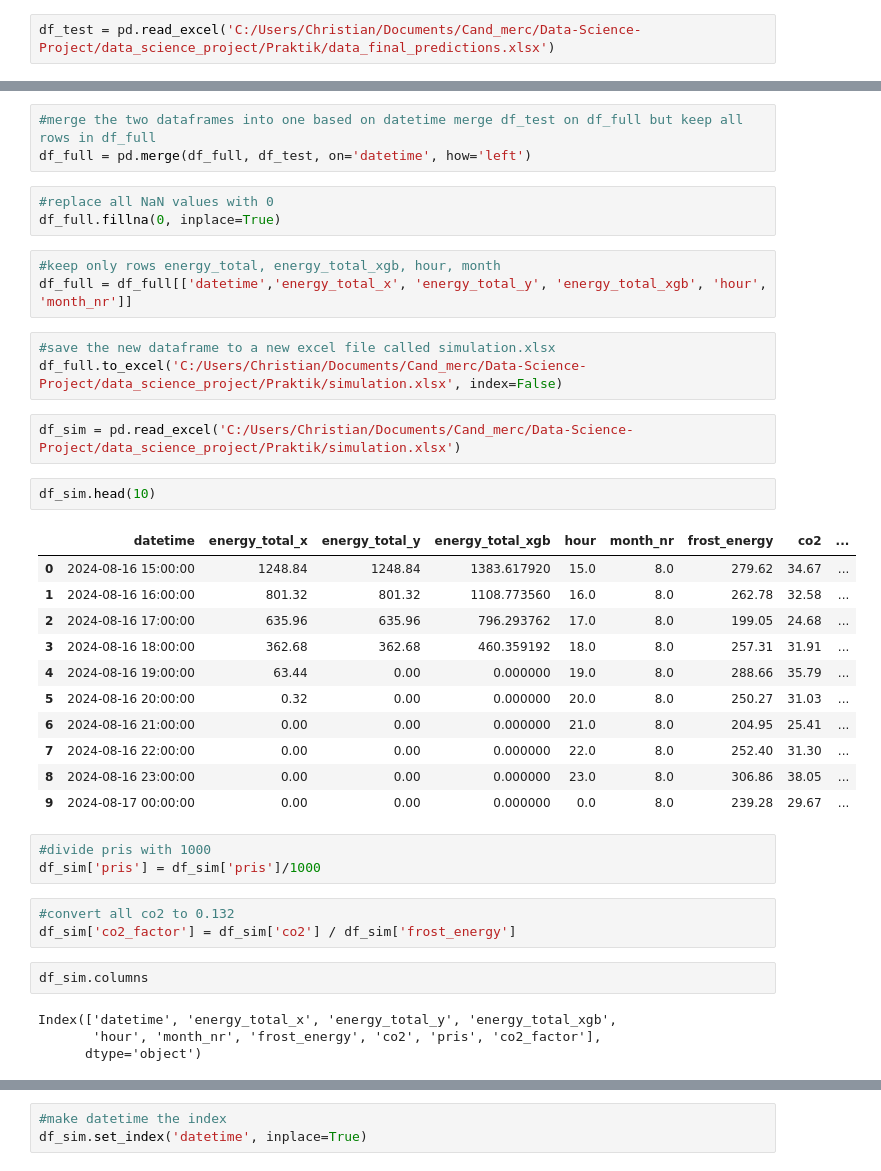
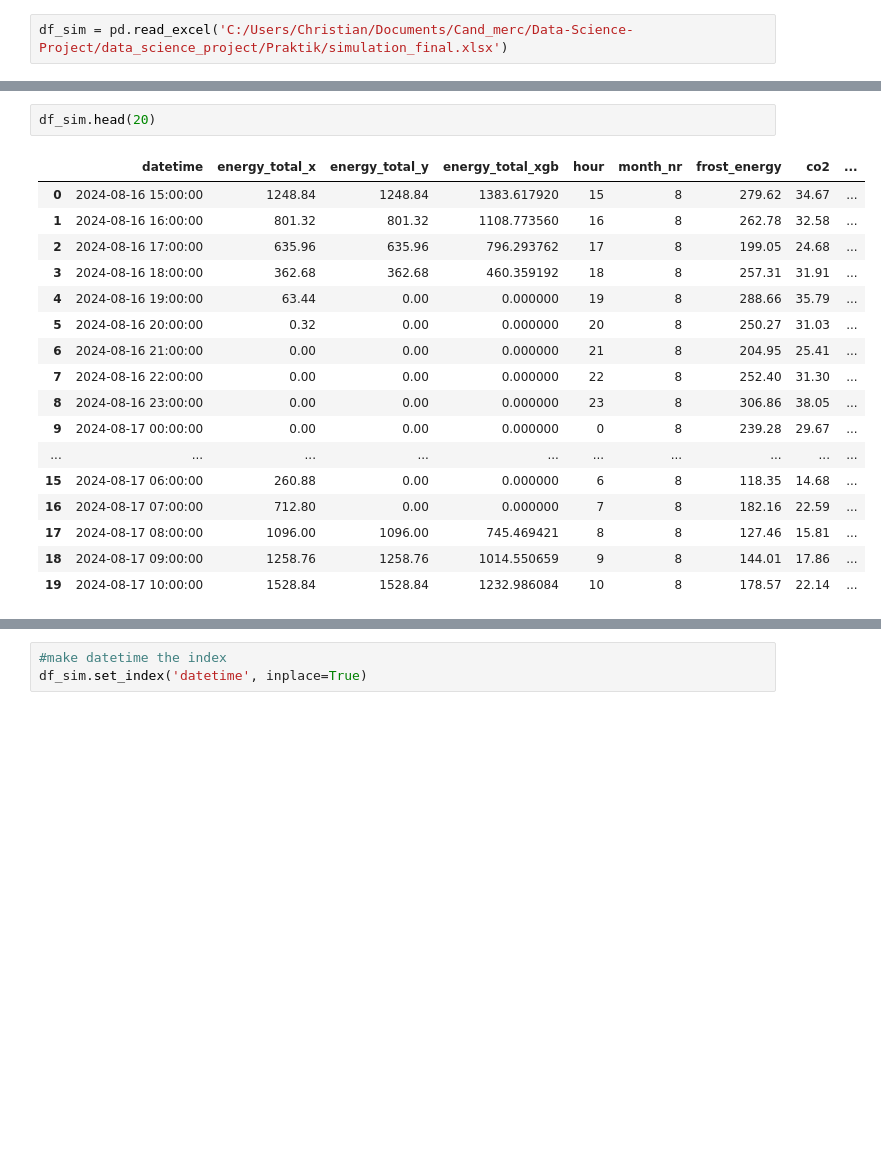
Before and after one commit to hellum55/Data-Science-Project, a Jupyter notebook: data_science_project/Praktik/simulation.ipynb, the cells around one changed output, grey strips where cells are left out. Cells and saved outputs as stored; diff of their text form; blank space fills up the shorter version.

```diff
--- a/data_science_project/Praktik/simulation.ipynb
+++ b/data_science_project/Praktik/simulation.ipynb
@@ -6,2 +14,2 @@ import matplotlib.pyplot as plt
 # %%
-df_test = pd.read_excel('C:/Users/Christian/Documents/Cand_merc/Data-Science-Project/data_science_project/Praktik/data_final_predictions.xlsx')
+df_sim = pd.read_excel('C:/Users/Christian/Documents/Cand_merc/Data-Science-Project/data_science_project/Praktik/simulation_final.xlsx')
@@ -41,40 +16,20 @@ df_full.head()
-# %%
-#merge the two dataframes into one based on datetime merge df_test on df_full but keep all rows in df_full
-df_full = pd.merge(df_full, df_test, on='datetime', how='left')
-# %%
-#replace all NaN values with 0
-df_full.fillna(0, inplace=True)
-# %%
-#keep only rows energy_total, energy_total_xgb, hour, month
-df_full = df_full[['datetime','energy_total_x', 'energy_total_y', 'energy_total_xgb', 'hour', 'month_nr']]
-# %%
-#save the new dataframe to a new excel file called simulation.xlsx
-df_full.to_excel('C:/Users/Christian/Documents/Cand_merc/Data-Science-Project/data_science_project/Praktik/simulation.xlsx', index=False)
-# %%
-df_sim = pd.read_excel('C:/Users/Christian/Documents/Cand_merc/Data-Science-Project/data_science_project/Praktik/simulation.xlsx')
 # %%
-df_sim.head(10)
+df_sim.head(20)
 # %% [output]
 |  | datetime | energy_total_x | energy_total_y | energy_total_xgb | hour | month_nr | frost_energy | co2 | ... |
-| 0 | 2024-08-16 15:00:00 | 1248.84 | 1248.84 | 1383.617920 | 15.0 | 8.0 | 279.62 | 34.67 | ... |
-| 1 | 2024-08-16 16:00:00 | 801.32 | 801.32 | 1108.773560 | 16.0 | 8.0 | 262.78 | 32.58 | ... |
-| 2 | 2024-08-16 17:00:00 | 635.96 | 635.96 | 796.293762 | 17.0 | 8.0 | 199.05 | 24.68 | ... |
-| 3 | 2024-08-16 18:00:00 | 362.68 | 362.68 | 460.359192 | 18.0 | 8.0 | 257.31 | 31.91 | ... |
-| 4 | 2024-08-16 19:00:00 | 63.44 | 0.00 | 0.000000 | 19.0 | 8.0 | 288.66 | 35.79 | ... |
-| 5 | 2024-08-16 20:00:00 | 0.32 | 0.00 | 0.000000 | 20.0 | 8.0 | 250.27 | 31.03 | ... |
-| 6 | 2024-08-16 21:00:00 | 0.00 | 0.00 | 0.000000 | 21.0 | 8.0 | 204.95 | 25.41 | ... |
-| 7 | 2024-08-16 22:00:00 | 0.00 | 0.00 | 0.000000 | 22.0 | 8.0 | 252.40 | 31.30 | ... |
-| 8 | 2024-08-16 23:00:00 | 0.00 | 0.00 | 0.000000 | 23.0 | 8.0 | 306.86 | 38.05 | ... |
-| 9 | 2024-08-17 00:00:00 | 0.00 | 0.00 | 0.000000 | 0.0 | 8.0 | 239.28 | 29.67 | ... |
+| 0 | 2024-08-16 15:00:00 | 1248.84 | 1248.84 | 1383.617920 | 15 | 8 | 279.62 | 34.67 | ... |
+| 1 | 2024-08-16 16:00:00 | 801.32 | 801.32 | 1108.773560 | 16 | 8 | 262.78 | 32.58 | ... |
+| 2 | 2024-08-16 17:00:00 | 635.96 | 635.96 | 796.293762 | 17 | 8 | 199.05 | 24.68 | ... |
+| 3 | 2024-08-16 18:00:00 | 362.68 | 362.68 | 460.359192 | 18 | 8 | 257.31 | 31.91 | ... |
+| 4 | 2024-08-16 19:00:00 | 63.44 | 0.00 | 0.000000 | 19 | 8 | 288.66 | 35.79 | ... |
+| 5 | 2024-08-16 20:00:00 | 0.32 | 0.00 | 0.000000 | 20 | 8 | 250.27 | 31.03 | ... |
+| 6 | 2024-08-16 21:00:00 | 0.00 | 0.00 | 0.000000 | 21 | 8 | 204.95 | 25.41 | ... |
+| 7 | 2024-08-16 22:00:00 | 0.00 | 0.00 | 0.000000 | 22 | 8 | 252.40 | 31.30 | ... |
+| 8 | 2024-08-16 23:00:00 | 0.00 | 0.00 | 0.000000 | 23 | 8 | 306.86 | 38.05 | ... |
+| 9 | 2024-08-17 00:00:00 | 0.00 | 0.00 | 0.000000 | 0 | 8 | 239.28 | 29.67 | ... |
+| ... | ... | ... | ... | ... | ... | ... | ... | ... | ... |
+| 15 | 2024-08-17 06:00:00 | 260.88 | 0.00 | 0.000000 | 6 | 8 | 118.35 | 14.68 | ... |
+| 16 | 2024-08-17 07:00:00 | 712.80 | 0.00 | 0.000000 | 7 | 8 | 182.16 | 22.59 | ... |
+| 17 | 2024-08-17 08:00:00 | 1096.00 | 1096.00 | 745.469421 | 8 | 8 | 127.46 | 15.81 | ... |
+| 18 | 2024-08-17 09:00:00 | 1258.76 | 1258.76 | 1014.550659 | 9 | 8 | 144.01 | 17.86 | ... |
+| 19 | 2024-08-17 10:00:00 | 1528.84 | 1528.84 | 1232.986084 | 10 | 8 | 178.57 | 22.14 | ... |
-# %%
-#divide pris with 1000
-df_sim['pris'] = df_sim['pris']/1000
-# %%
-#convert all co2 to 0.132
-df_sim['co2_factor'] = df_sim['co2'] / df_sim['frost_energy']
-# %%
-df_sim.columns
-# %% [output]
-Index(['datetime', 'energy_total_x', 'energy_total_y', 'energy_total_xgb',
-       'hour', 'month_nr', 'frost_energy', 'co2', 'pris', 'co2_factor'],
-      dtype='object')
```
Also changed, not shown: parts of 23 cells of this notebook, 8 other files.
